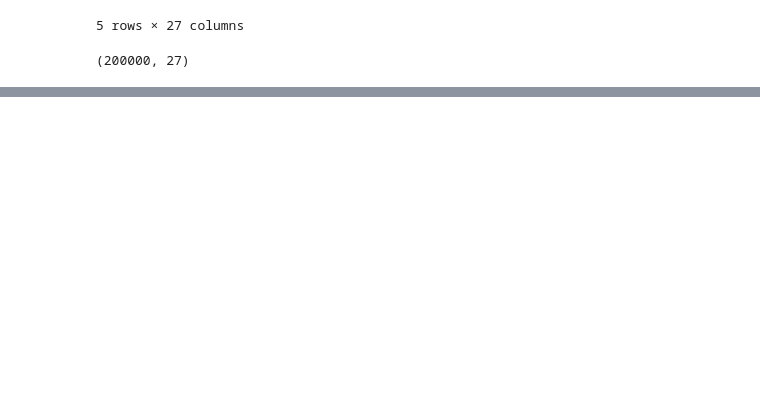
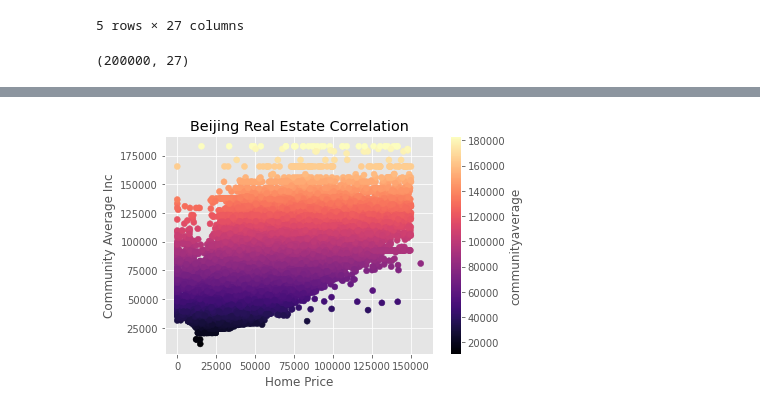
Before and after one commit to CheyQ27/Grocery-Sales, a Jupyter notebook: Project_2_pt_1.ipynb, the cells around one changed output, grey strips where cells are left out. Cells and saved outputs as stored; diff of their text form; code cells hidden in the pictures; blank space fills up the shorter version.

```diff
--- a/Project_2_pt_1.ipynb
+++ b/Project_2_pt_1.ipynb
@@ -45,0 +318,12 @@ df.shape
+# %%
+#As the the community average income increases we can see the property prices increase
+#I think this scatter could be a nice visual for an employer I just need help increasing the numbers on the x and y axis
+#as to scale it back so it doesn't look so cluttered
+plt.style.use('ggplot')
+plt.scatter(df['price'], df['communityaverage'], c=df['communityaverage'], cmap='magma');
+plt.colorbar(label='communityaverage')
+plt.title('Beijing Real Estate Correlation')
+plt.ylabel('Community Average Inc')
+plt.xlabel('Home Price');
+# %% [output]
+[figure, added]
```
Also changed, not shown: parts of 28 cells of this notebook.
